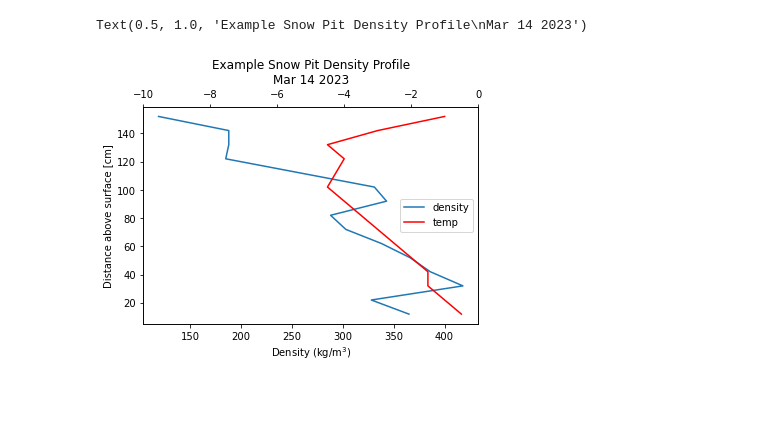
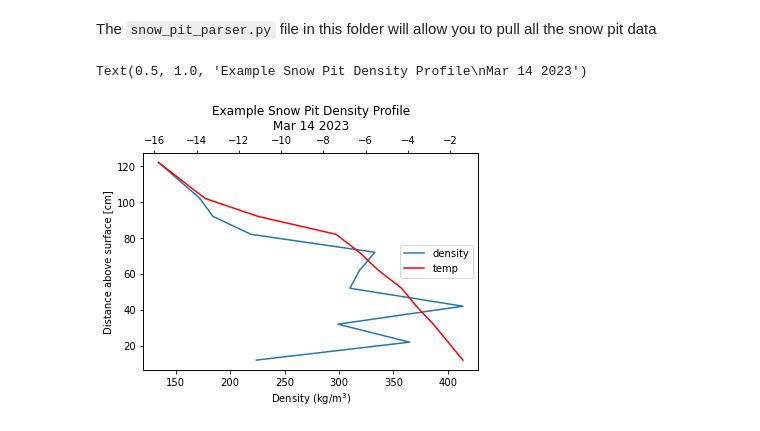
Before and after one commit to dlhogan97/Snow-Hydrology-S23, a Jupyter notebook: Final/snow_pit_lab.ipynb, the cells around one changed output. Cells and saved outputs as stored; diff of their text form; code cells hidden in the pictures; blank space fills up the shorter version.

Commit message:
Add snow pit data to github

```diff
--- a/Final/snow_pit_lab.ipynb
+++ b/Final/snow_pit_lab.ipynb
@@ -137,15 +26,21 @@ ds_data, ds_layer = multi_pit_ds(fns)
+# %% [markdown]
+The `snow_pit_parser.py` file in this folder will allow you to pull all the snow pit data
+# %%
+# Open our data files
+ds_data = xr.open_dataset('./kettle_ponds_snowpit_profiles.nc')
+ds_layer = xr.open_dataset('./kettle_ponds_snowpit_layers.nc')
 # %%
 
-plt.plot(ds_data.sel(id='KP47').dropna(dim='depth').density,ds_data.sel(id='KP47').dropna(dim='depth').depth, label='density')
+plt.plot(ds_data.isel(time=10).dropna(dim='depth').density,ds_data.isel(time=10).dropna(dim='depth').depth, label='density')
 plt.plot([],[], color='r', label='temp')
 plt.xlabel("Density (kg/m$^3$)")
 plt.ylabel("Distance above surface [cm]")
 plt.legend(loc='center right')
 plt.twiny()
-plt.plot(ds_data.sel(id='KP47').dropna(dim='depth').temperature,ds_data.sel(id='KP47').dropna(dim='depth').depth, color='r', label='temp')
-plt.xlim(-10,0)
+plt.plot(ds_data.isel(time=10).dropna(dim='depth').temperature,ds_data.isel(time=10).dropna(dim='depth').depth, color='r', label='temp')
+# plt.xlim(-10,0)
 plt.ylabel("Temperature C")
 plt.title("Example Snow Pit Density Profile\nMar 14 2023")
 # %% [output]
 Text(0.5, 1.0, 'Example Snow Pit Density Profile\nMar 14 2023')
-[figure, old version]
+[figure, new version]
```
Also changed, not shown: parts of 29 cells of this notebook, 51 other files.
